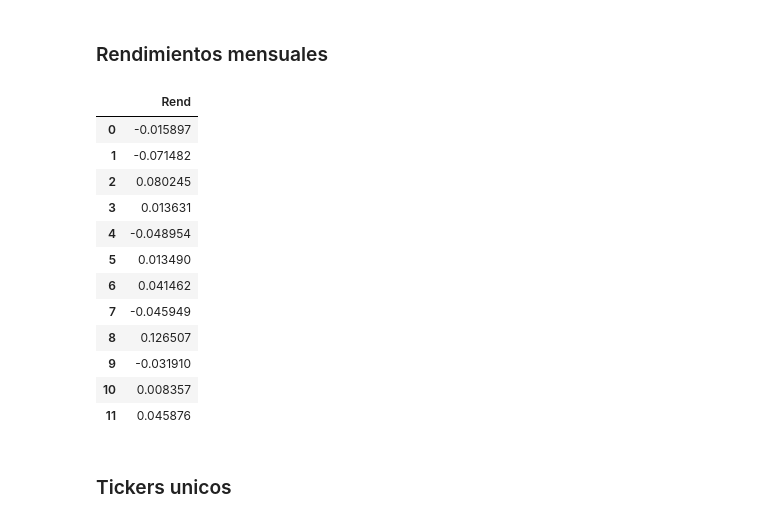
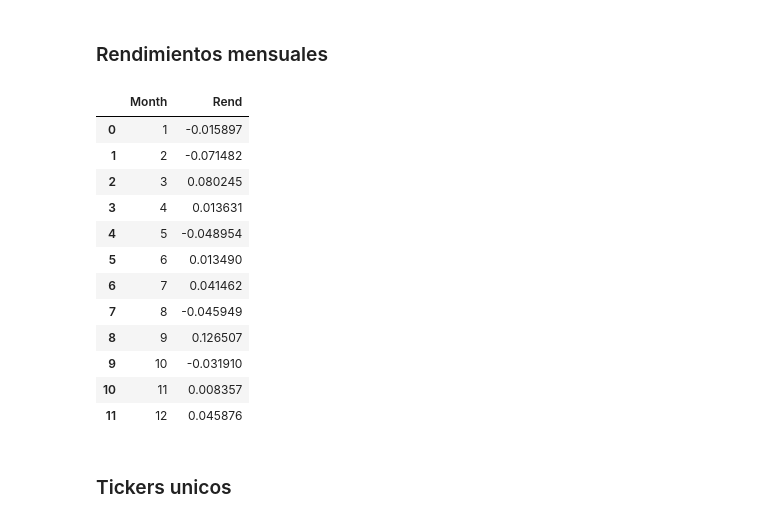
Before and after one commit to paurdgz/MyST, a Jupyter notebook: Proyecto corregido/myst_laboratorion1_Nuevo_e.ipynb, the cells around one changed output. Saved outputs shown, nothing was run; the diff lists cells and outputs as text; code cells hidden in the pictures.

```diff
--- a/Proyecto corregido/myst_laboratorion1_Nuevo_e.ipynb
+++ b/Proyecto corregido/myst_laboratorion1_Nuevo_e.ipynb
@@ -416,39 +416,43 @@ navs
 # %%
 def rend(x,y):
     return (x/y)-1
 
 rend1=rend(nav2,nav1)
 rend2=rend(nav3,nav2)
 rend3=rend(nav4,nav3)
 rend4=rend(nav5,nav4)
 rend5=rend(nav6,nav5)
 rend6=rend(nav7,nav6)
 rend7=rend(nav8,nav7)
 rend8=rend(nav9,nav8)
 rend9=rend(nav10,nav9)
 rend10=rend(nav11,nav10)
 rend11=rend(nav12,nav11)
 rend12=rend(nav13,nav12)
 
 rends=[rend1,rend2,rend3,rend4,rend5,rend6,rend7,rend8,rend9,rend10,rend11,rend12]
 Month=[1,2,3,4,5,6,7,8,9,10,11,12]
-rends=pd.DataFrame(rends)
-rends.rename(index={-1:'Month'}, columns={0:'Rend'}, inplace=True)
-rends
+#rends=pd.DataFrame(rends)
+#rends.rename(index={-1:'Month'}, columns={0:'Rend'}, inplace=True)
+#rends
+
+d=pd.DataFrame(list(zip(Month,rends)), columns=["Month","Rend"])
+
+d
 # %% [output]
-|  | Rend |
-| 0 | -0.015897 |
-| 1 | -0.071482 |
-| 2 | 0.080245 |
-| 3 | 0.013631 |
-| 4 | -0.048954 |
-| 5 | 0.013490 |
-| 6 | 0.041462 |
-| 7 | -0.045949 |
-| 8 | 0.126507 |
-| 9 | -0.031910 |
-| 10 | 0.008357 |
-| 11 | 0.045876 |
+|  | Month | Rend |
+| 0 | 1 | -0.015897 |
+| 1 | 2 | -0.071482 |
+| 2 | 3 | 0.080245 |
+| 3 | 4 | 0.013631 |
+| 4 | 5 | -0.048954 |
+| 5 | 6 | 0.013490 |
+| 6 | 7 | 0.041462 |
+| 7 | 8 | -0.045949 |
+| 8 | 9 | 0.126507 |
+| 9 | 10 | -0.031910 |
+| 10 | 11 | 0.008357 |
+| 11 | 12 | 0.045876 |
 # %% [markdown]
 ### Tickers unicos
 # %%
```
Also changed, not shown: parts of 1 cell of this notebook.
